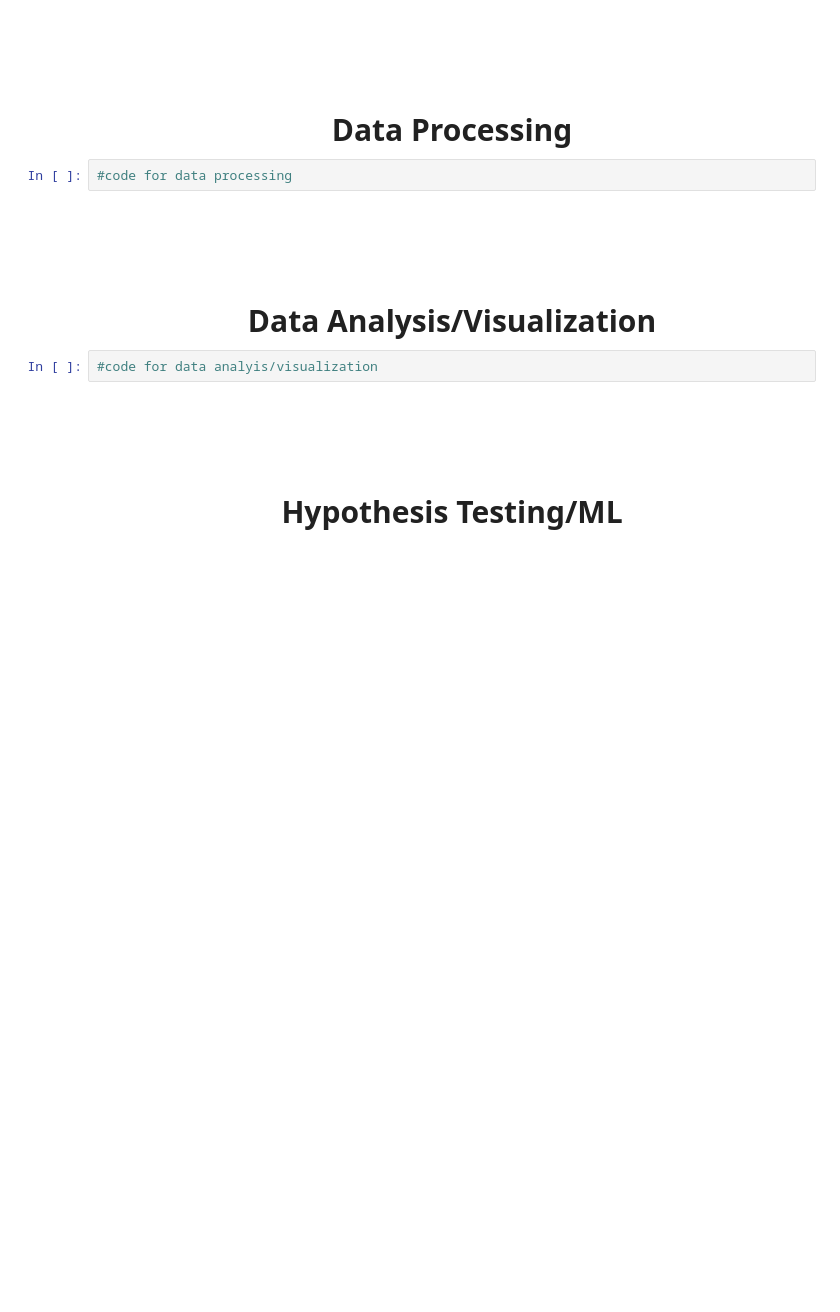
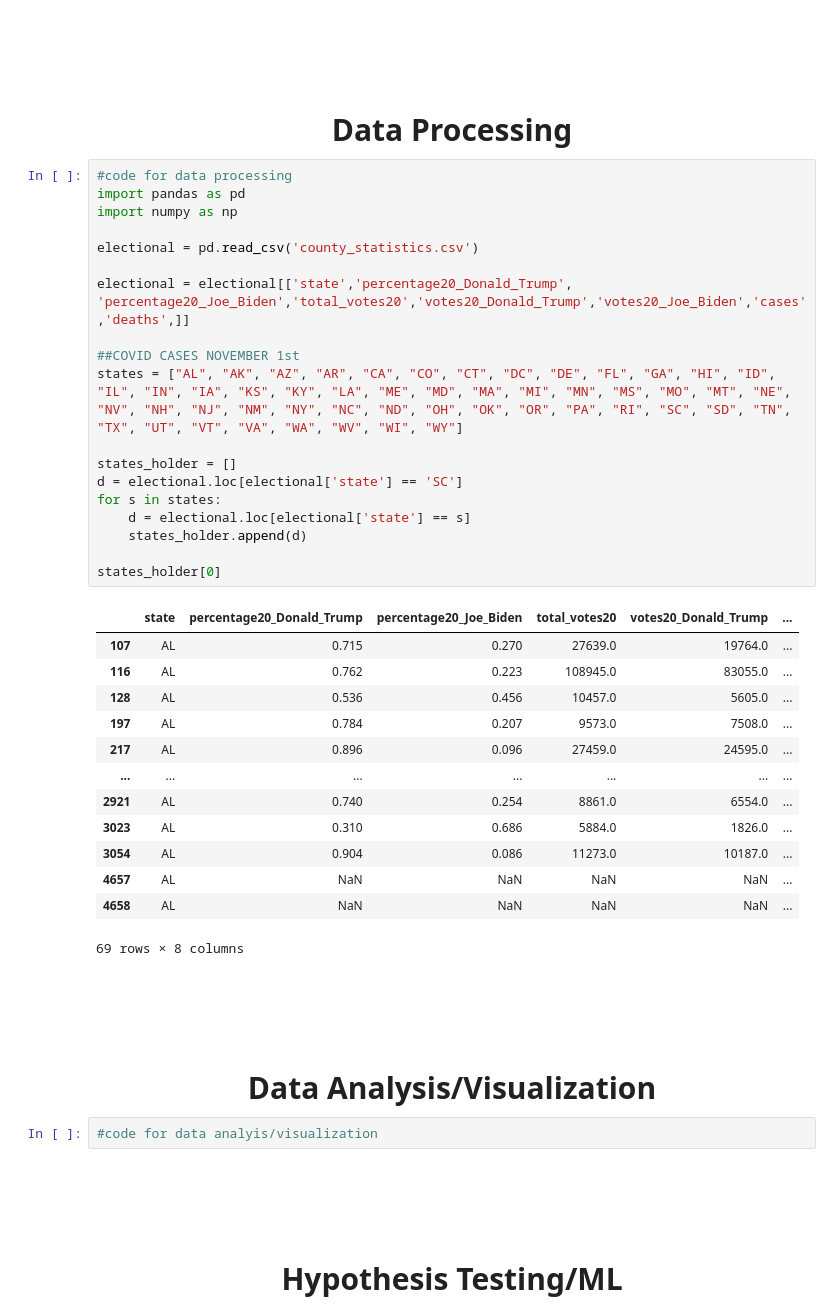
Before and after one commit to Nnaga1/COVID19-and-the-2020-election, a Jupyter notebook: final_tut.ipynb, the cells around one changed output. Saved outputs shown, nothing was run; the diff lists cells and outputs as text; blank space fills up the shorter version.

```diff
--- a/final_tut.ipynb
+++ b/final_tut.ipynb
@@ -88,8 +88,40 @@ data.head(100)
 # %% [markdown]
 <br><br><br><br>
 <center><div style="font-size: 30px"> <b>Data Processing</b> </center>
-# %%
-#code for data processing
+# %%
+#code for data processing
+import pandas as pd
+import numpy as np
+
+electional = pd.read_csv('county_statistics.csv')
+
+electional = electional[['state','percentage20_Donald_Trump',
+'percentage20_Joe_Biden','total_votes20','votes20_Donald_Trump','votes20_Joe_Biden','cases','deaths',]]
+
+##COVID CASES NOVEMBER 1st
+states = ["AL", "AK", "AZ", "AR", "CA", "CO", "CT", "DC", "DE", "FL", "GA", "HI", "ID", "IL", "IN", "IA", "KS", "KY", "LA", "ME", "MD", "MA", "MI", "MN", "MS", "MO", "MT", "NE", "NV", "NH", "NJ", "NM", "NY", "NC", "ND", "OH", "OK", "OR", "PA", "RI", "SC", "SD", "TN", "TX", "UT", "VT", "VA", "WA", "WV", "WI", "WY"]
+
+states_holder = []
+d = electional.loc[electional['state'] == 'SC']
+for s in states:
+    d = electional.loc[electional['state'] == s]
+    states_holder.append(d)
+
+states_holder[0]
+# %% [output]
+|  | state | percentage20_Donald_Trump | percentage20_Joe_Biden | total_votes20 | votes20_Donald_Trump | ... |
+| 107 | AL | 0.715 | 0.270 | 27639.0 | 19764.0 | ... |
+| 116 | AL | 0.762 | 0.223 | 108945.0 | 83055.0 | ... |
+| 128 | AL | 0.536 | 0.456 | 10457.0 | 5605.0 | ... |
+| 197 | AL | 0.784 | 0.207 | 9573.0 | 7508.0 | ... |
+| 217 | AL | 0.896 | 0.096 | 27459.0 | 24595.0 | ... |
+| ... | ... | ... | ... | ... | ... | ... |
+| 2921 | AL | 0.740 | 0.254 | 8861.0 | 6554.0 | ... |
+| 3023 | AL | 0.310 | 0.686 | 5884.0 | 1826.0 | ... |
+| 3054 | AL | 0.904 | 0.086 | 11273.0 | 10187.0 | ... |
+| 4657 | AL | NaN | NaN | NaN | NaN | ... |
+| 4658 | AL | NaN | NaN | NaN | NaN | ... |
+69 rows × 8 columns
 # %% [markdown]
 <br><br><br><br>
 <center><div style="font-size: 30px"> <b>Data Analysis/Visualization</b> </center>
```
